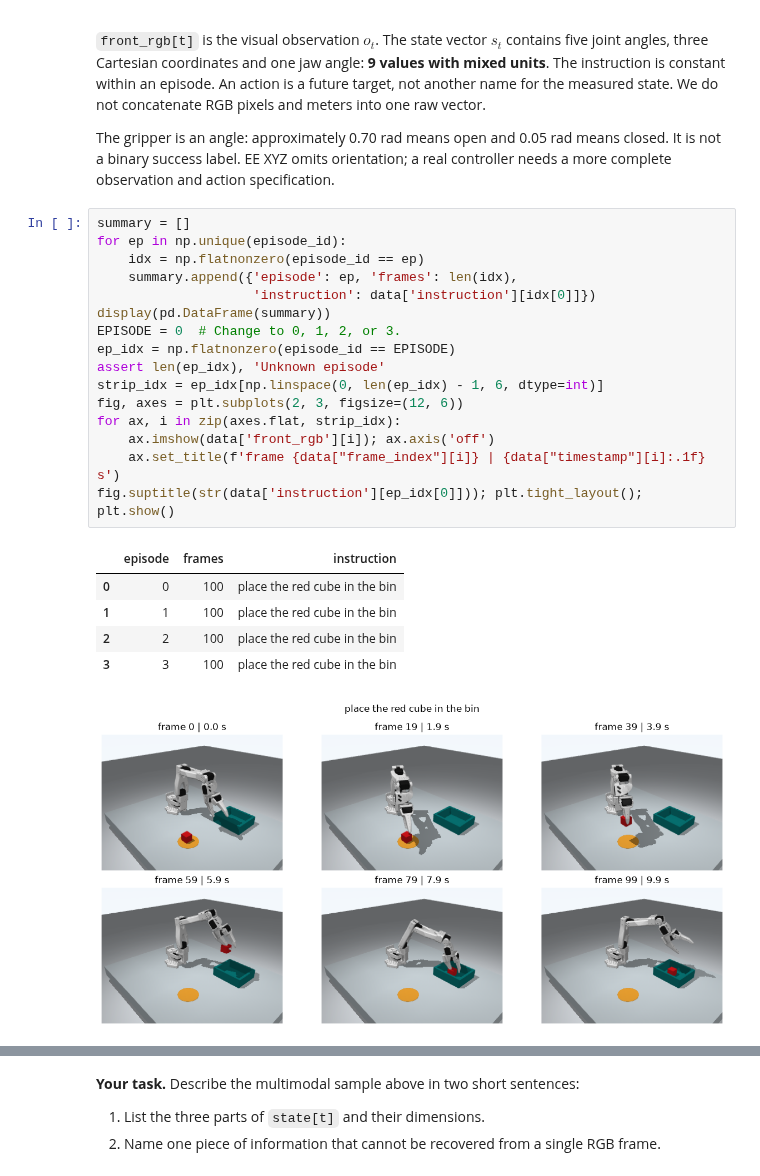
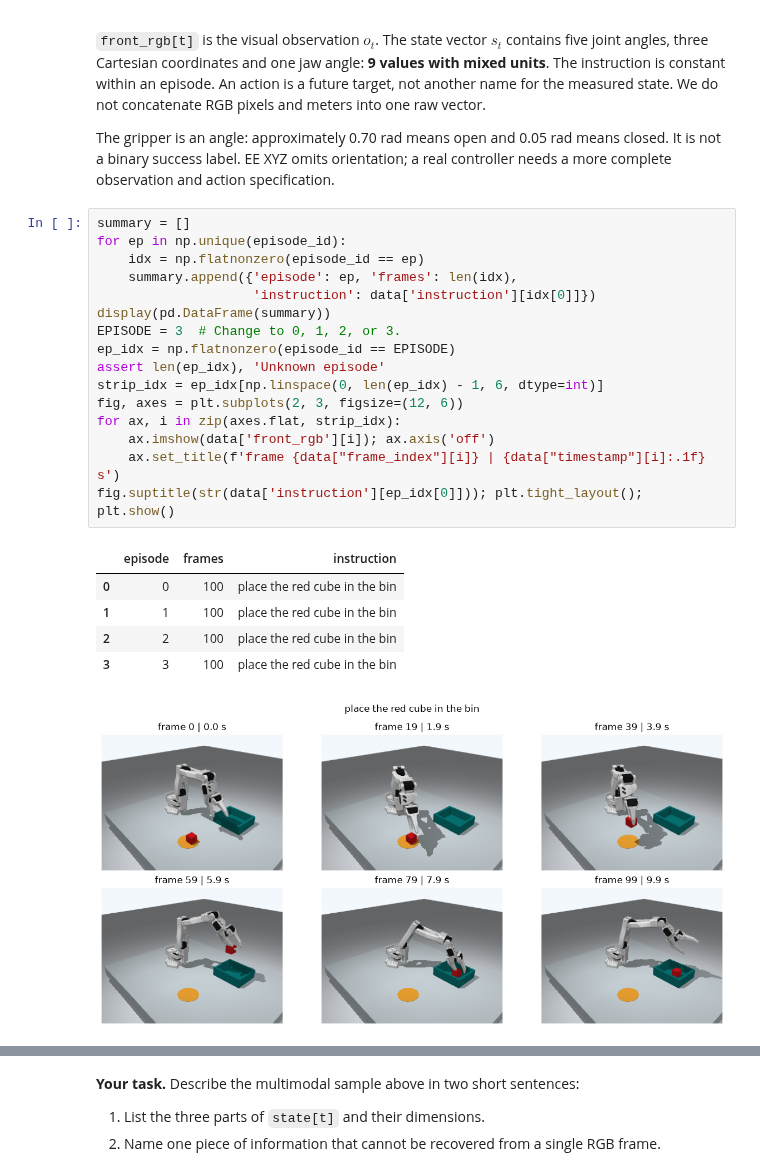
Before and after one commit to IgorRazumvskii/multimodal-vla-course, a Jupyter notebook: 01-robotic-learning-data/seminar_01_data_and_actions.ipynb, the cells around one changed output, grey strips where cells are left out. Drawn from its saved outputs; the diff is of its cells as text.

```diff
--- a/01-robotic-learning-data/seminar_01_data_and_actions.ipynb
+++ b/01-robotic-learning-data/seminar_01_data_and_actions.ipynb
@@ -171,26 +171,26 @@ It is not a binary success label. EE XYZ omits orientation; a real controller ne
 # %%
 summary = []
 for ep in np.unique(episode_id):
     idx = np.flatnonzero(episode_id == ep)
     summary.append({'episode': ep, 'frames': len(idx),
                     'instruction': data['instruction'][idx[0]]})
 display(pd.DataFrame(summary))
-EPISODE = 0  # Change to 0, 1, 2, or 3.
+EPISODE = 3  # Change to 0, 1, 2, or 3.
 ep_idx = np.flatnonzero(episode_id == EPISODE)
 assert len(ep_idx), 'Unknown episode'
 strip_idx = ep_idx[np.linspace(0, len(ep_idx) - 1, 6, dtype=int)]
 fig, axes = plt.subplots(2, 3, figsize=(12, 6))
 for ax, i in zip(axes.flat, strip_idx):
     ax.imshow(data['front_rgb'][i]); ax.axis('off')
     ax.set_title(f'frame {data["frame_index"][i]} | {data["timestamp"][i]:.1f} s')
 fig.suptitle(str(data['instruction'][ep_idx[0]])); plt.tight_layout(); plt.show()
 # %% [output]
 |  | episode | frames | instruction |
 | 0 | 0 | 100 | place the red cube in the bin |
 | 1 | 1 | 100 | place the red cube in the bin |
 | 2 | 2 | 100 | place the red cube in the bin |
 | 3 | 3 | 100 | place the red cube in the bin |
-[figure, old version]
+[figure, new version]
 # %%
 # One concrete multimodal sample: RGB + named vector components + language.
 i = ep_idx[48]
```
Also changed, not shown: parts of 18 cells of this notebook.
